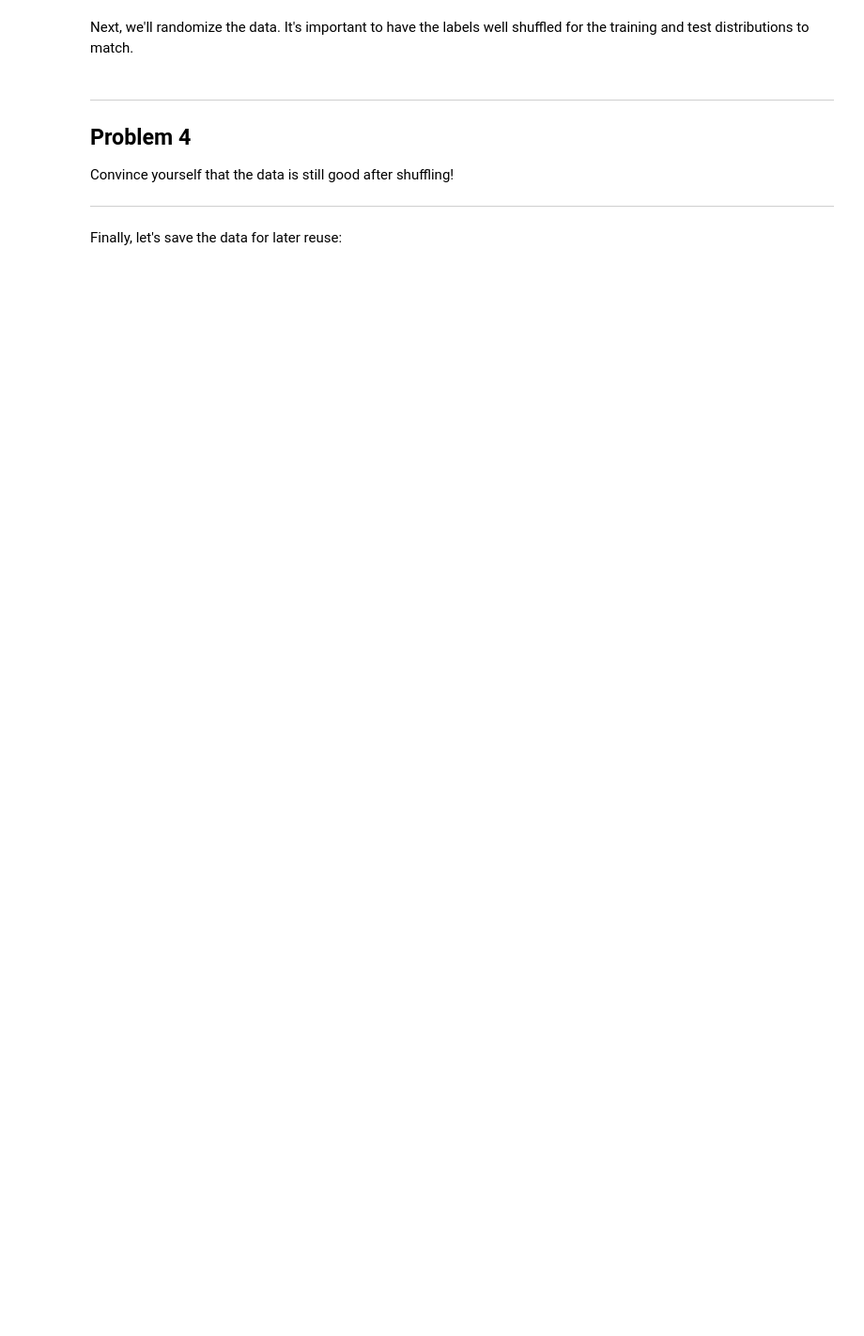
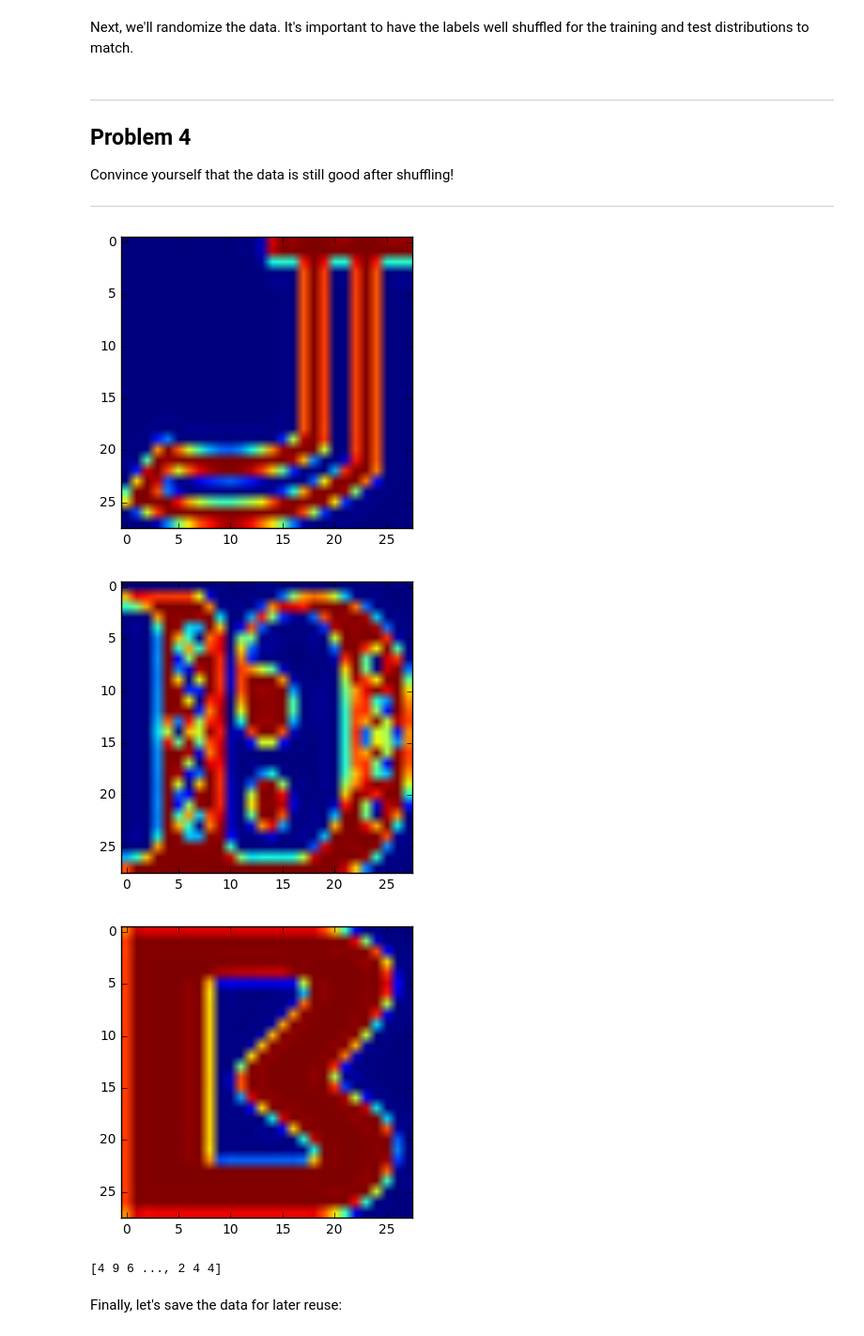
Before and after one commit to cgkaczenski/TensorFlow-Examples, a Jupyter notebook: 1_notmnist.ipynb, the cells around one changed output. Shown at 94% size. Drawn from its saved outputs; the diff is of its cells as text; code cells hidden in the pictures; blank space fills up the shorter version.

```diff
--- a/1_notmnist.ipynb
+++ b/1_notmnist.ipynb
@@ -299,6 +331,22 @@ Problem 4
 Convince yourself that the data is still good after shuffling!
 
 ---
+# %%
+plt.imshow(train_dataset[1])
+plt.show()
+
+plt.imshow(test_dataset[0])
+plt.show()
+
+plt.imshow(valid_dataset[0])
+plt.show()
+
+print(train_labels)
+# %% [output]
+[figure, added]
+[figure, added]
+[figure, added]
+[4 9 6 ..., 2 4 4]
 # %% [markdown]
 Finally, let's save the data for later reuse:
 # %%
```
Also changed, not shown: parts of 7 cells of this notebook.
